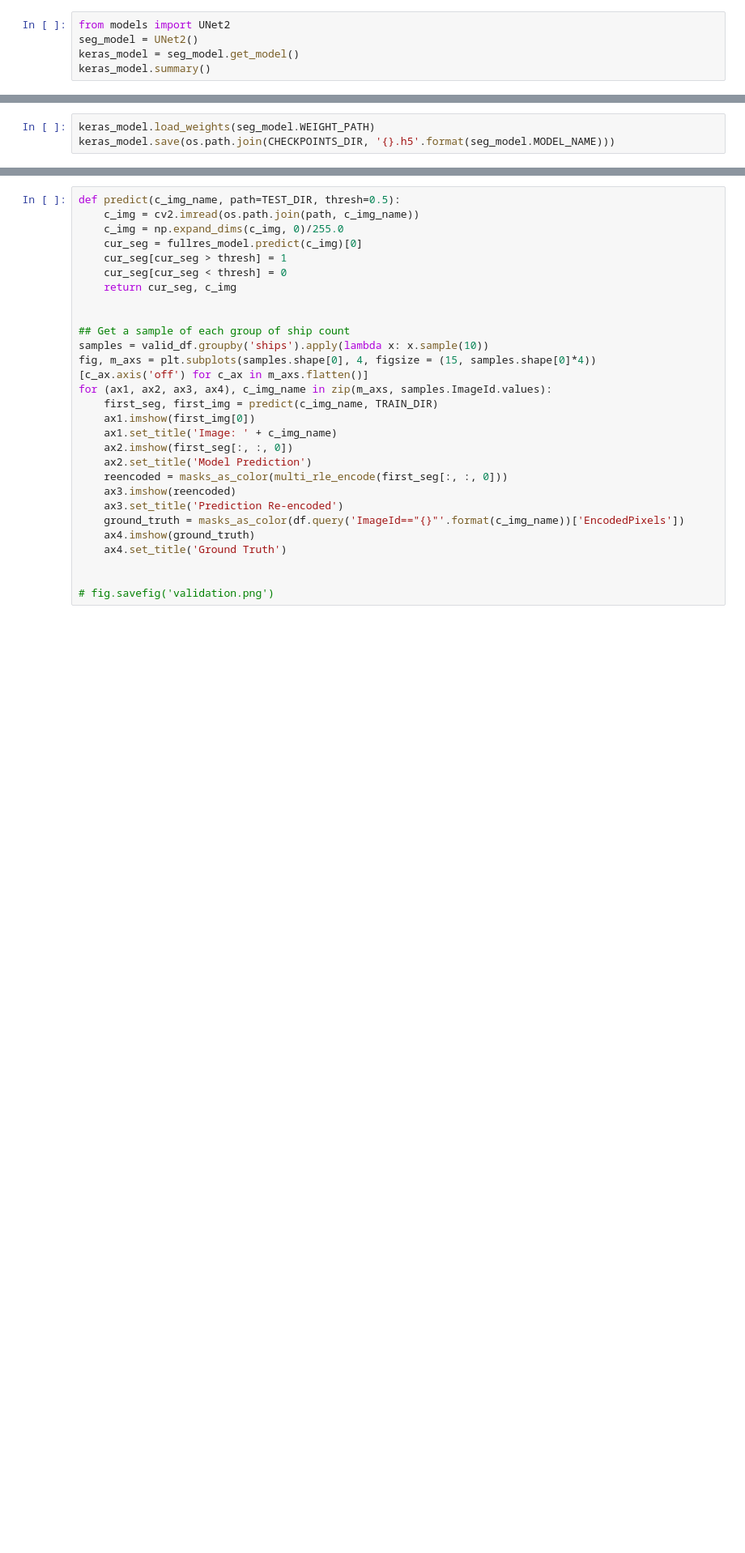
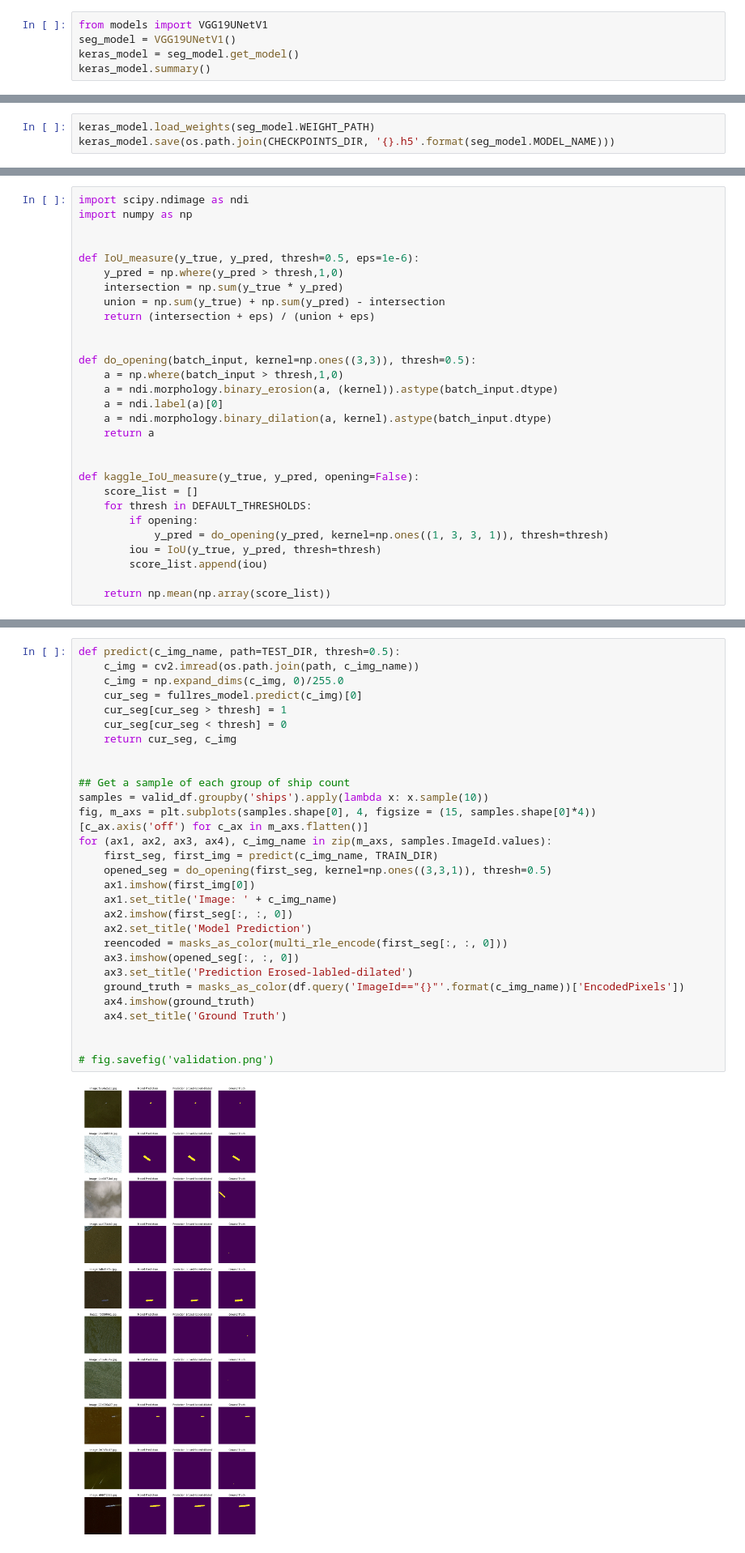
Before and after one commit to maciej3031/ship_detection, a Jupyter notebook: ship_detection_simple_unet.ipynb, the cells around one changed output, grey strips where cells are left out. Shown at 81% size. Saved outputs shown, nothing was run; the diff lists cells and outputs as text; blank space fills up the shorter version.

```diff
--- a/ship_detection_simple_unet.ipynb
+++ b/ship_detection_simple_unet.ipynb
@@ -186,8 +185,8 @@ gc.collect()
 # %% [markdown]
 # 4. Model (run after fiting outside notebook)
 # %%
-from models import UNet2
-seg_model = UNet2()
+from models import VGG19UNetV1
+seg_model = VGG19UNetV1()
 keras_model = seg_model.get_model()
 keras_model.summary()
 # %% [output]
@@ -250,3 +253,32 @@ if IMG_SCALING is not None:
 else:
     fullres_model = keras_model
 fullres_model.save(os.path.join(CHECKPOINTS_DIR, '{}.h5'.format(seg_model.FULL_RES_MODEL_NAME)))
+# %%
+import scipy.ndimage as ndi
+import numpy as np
+
+
+def IoU_measure(y_true, y_pred, thresh=0.5, eps=1e-6):
+    y_pred = np.where(y_pred > thresh,1,0)
+    intersection = np.sum(y_true * y_pred)
+    union = np.sum(y_true) + np.sum(y_pred) - intersection
+    return (intersection + eps) / (union + eps)
+
+
+def do_opening(batch_input, kernel=np.ones((3,3)), thresh=0.5):
+    a = np.where(batch_input > thresh,1,0)
+    a = ndi.morphology.binary_erosion(a, (kernel)).astype(batch_input.dtype)
+    a = ndi.label(a)[0]
+    a = ndi.morphology.binary_dilation(a, kernel).astype(batch_input.dtype)
+    return a
+
+
+def kaggle_IoU_measure(y_true, y_pred, opening=False):
+    score_list = []
+    for thresh in DEFAULT_THRESHOLDS:
+        if opening:
+            y_pred = do_opening(y_pred, kernel=np.ones((1, 3, 3, 1)), thresh=thresh)
+        iou = IoU(y_true, y_pred, thresh=thresh)
+        score_list.append(iou)
+
+    return np.mean(np.array(score_list))
@@ -253,32 +293,35 @@ fullres_model.save(os.path.join(CHECKPOINTS_DIR, '{}.h5'.format(seg_model.FULL_R
 # %%
 def predict(c_img_name, path=TEST_DIR, thresh=0.5):
     c_img = cv2.imread(os.path.join(path, c_img_name))
     c_img = np.expand_dims(c_img, 0)/255.0
     cur_seg = fullres_model.predict(c_img)[0]
     cur_seg[cur_seg > thresh] = 1
     cur_seg[cur_seg < thresh] = 0
     return cur_seg, c_img
 
 
 ## Get a sample of each group of ship count
 samples = valid_df.groupby('ships').apply(lambda x: x.sample(10))
 fig, m_axs = plt.subplots(samples.shape[0], 4, figsize = (15, samples.shape[0]*4))
 [c_ax.axis('off') for c_ax in m_axs.flatten()]
 for (ax1, ax2, ax3, ax4), c_img_name in zip(m_axs, samples.ImageId.values):
     first_seg, first_img = predict(c_img_name, TRAIN_DIR)
+    opened_seg = do_opening(first_seg, kernel=np.ones((3,3,1)), thresh=0.5)
     ax1.imshow(first_img[0])
     ax1.set_title('Image: ' + c_img_name)
     ax2.imshow(first_seg[:, :, 0])
     ax2.set_title('Model Prediction')
     reencoded = masks_as_color(multi_rle_encode(first_seg[:, :, 0]))
-    ax3.imshow(reencoded)
-    ax3.set_title('Prediction Re-encoded')
+    ax3.imshow(opened_seg[:, :, 0])
+    ax3.set_title('Prediction Erosed-labled-dilated')
     ground_truth = masks_as_color(df.query('ImageId=="{}"'.format(c_img_name))['EncodedPixels'])
     ax4.imshow(ground_truth)
     ax4.set_title('Ground Truth')
 
 
 # fig.savefig('validation.png')
+# %% [output]
+[figure, added]
 # %% [markdown]
 # 5. SUBMISSION
 # %%
```
Also changed, not shown: parts of 11 cells of this notebook, 6 other files.
